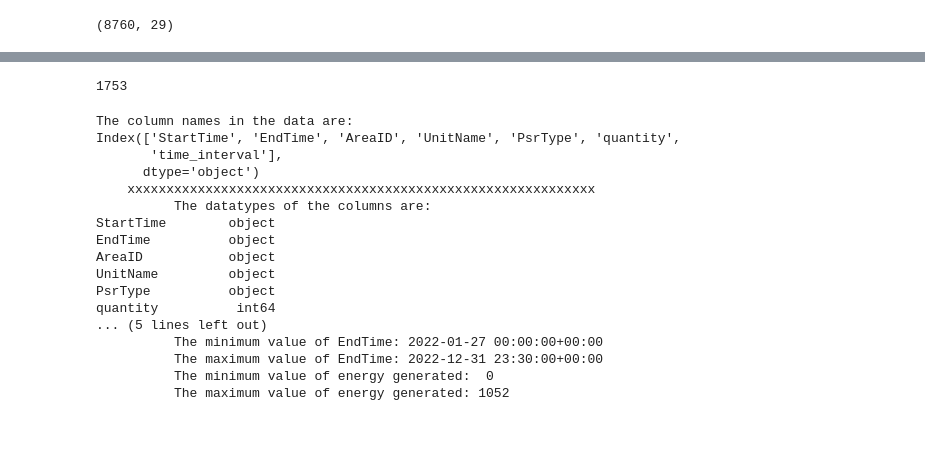
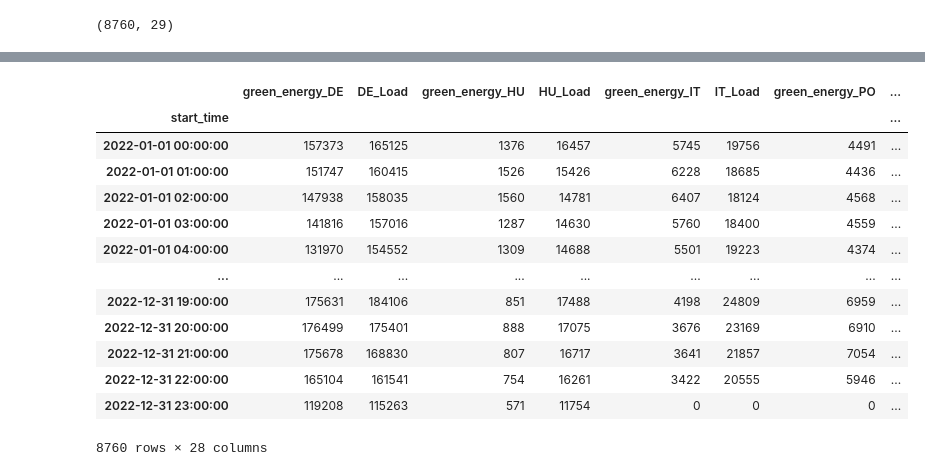
Before and after one commit to Ashish-Soni08/SE-Europe-Data_Challenge, a Jupyter notebook: EDA.ipynb, the cells around one changed output, grey strips where cells are left out. Drawn from its saved outputs; the diff is of its cells as text; code cells hidden in the pictures; blank space fills up the shorter version.

```diff
--- a/EDA.ipynb
+++ b/EDA.ipynb
@@ -45,4 +44,4 @@ datetime.datetime
 # %% [markdown]
 ## EDA Training Data
 # %%
-data = pd.read_csv("/workspaces/SE-Europe-Data_Challenge/data/processed.csv")
+data = pd.read_csv("/workspaces/SE-Europe-Data_Challenge/data/processed.csv", parse_dates= ['start_time'], index_col='start_time')
@@ -134,10 +176,16 @@ processed_df = data.copy(deep=True)
 # %%
 # Calculating the surplus for each country and creating the label column
 
-# Country IDs as provided
 country_ids = {
-    'DE': 0, 'HU': 1, 'IT': 2, 'PO': 3, 'SP': 4,
-    'UK': 5, 'DK': 6, 'SE': 7, 'NE': 8
+    "SP": 0,  # Spain
+    "UK": 1,  # United Kingdom
+    "DE": 2,  # Germany
+    "DK": 3,  # Denmark
+    "SE": 4,  # Sweden
+    "HU": 5,  # Hungary
+    "IT": 6,  # Italy
+    "PO": 7,  # Poland
+    "NE": 8   # Netherlands
 }
 # %%
 # Calculate surplus for each country
@@ -149,8 +197,8 @@ for country_code in country_ids.keys():
 # %%
 # Determine the country with the highest surplus for each hour
 surplus_cols = [f'{code}_surplus' for code in country_ids.keys()]
-processed_df['highest_surplus_country'] = processed_df[surplus_cols].idxmax(axis=1)
-processed_df['highest_surplus_country'] = processed_df['highest_surplus_country'].apply(lambda x: country_ids[x.split('_')[0]])
+processed_df['label'] = processed_df[surplus_cols].idxmax(axis=1)
+processed_df['label'] = processed_df['label'].apply(lambda x: country_ids[x.split('_')[0]])
 # %%
 processed_df.shape
 # %% [output]
@@ -358,11 +250,0 @@ predictions_json_path
-# %%
-# Reading the content of the predictions.json file and checking its length
-
-with open(predictions_json_path, 'r') as file:
-    predictions_json = json.load(file)
-
-# Getting the length of the predictions list
-predictions_length = len(predictions_json["predictions"])
-predictions_length
-# %% [output]
-1753
@@ -382,20 +251,19 @@ def basic_exploration(file_path):
-# %%
-basic_exploration("/workspaces/SE-Europe-Data_Challenge/data/processed/2022_to_2023/gen_UK_B19_modified.csv")
-# %% [output]
-The column names in the data are:
-Index(['StartTime', 'EndTime', 'AreaID', 'UnitName', 'PsrType', 'quantity',
-       'time_interval'],
-      dtype='object')
-    xxxxxxxxxxxxxxxxxxxxxxxxxxxxxxxxxxxxxxxxxxxxxxxxxxxxxxxxxxxx
-          The datatypes of the columns are:
-StartTime        object
-EndTime          object
-AreaID           object
-UnitName         object
-PsrType          object
-quantity          int64
-... (5 lines left out)
-          The minimum value of EndTime: 2022-01-27 00:00:00+00:00
-          The maximum value of EndTime: 2022-12-31 23:30:00+00:00
-          The minimum value of energy generated:  0
-          The maximum value of energy generated: 1052
+# %%
+processed_df_2022.set_index("start_time", inplace=True)
+# %%
+processed_df_2022
+# %% [output]
+|  | green_energy_DE | DE_Load | green_energy_HU | HU_Load | green_energy_IT | IT_Load | green_energy_PO | ... |
+| start_time |  |  |  |  |  |  |  | ... |
+| 2022-01-01 00:00:00 | 157373 | 165125 | 1376 | 16457 | 5745 | 19756 | 4491 | ... |
+| 2022-01-01 01:00:00 | 151747 | 160415 | 1526 | 15426 | 6228 | 18685 | 4436 | ... |
+| 2022-01-01 02:00:00 | 147938 | 158035 | 1560 | 14781 | 6407 | 18124 | 4568 | ... |
+| 2022-01-01 03:00:00 | 141816 | 157016 | 1287 | 14630 | 5760 | 18400 | 4559 | ... |
+| 2022-01-01 04:00:00 | 131970 | 154552 | 1309 | 14688 | 5501 | 19223 | 4374 | ... |
+| ... | ... | ... | ... | ... | ... | ... | ... | ... |
+| 2022-12-31 19:00:00 | 175631 | 184106 | 851 | 17488 | 4198 | 24809 | 6959 | ... |
+| 2022-12-31 20:00:00 | 176499 | 175401 | 888 | 17075 | 3676 | 23169 | 6910 | ... |
+| 2022-12-31 21:00:00 | 175678 | 168830 | 807 | 16717 | 3641 | 21857 | 7054 | ... |
+| 2022-12-31 22:00:00 | 165104 | 161541 | 754 | 16261 | 3422 | 20555 | 5946 | ... |
+| 2022-12-31 23:00:00 | 119208 | 115263 | 571 | 11754 | 0 | 0 | 0 | ... |
+8760 rows × 28 columns
```
Also changed, not shown: parts of 46 cells of this notebook.
